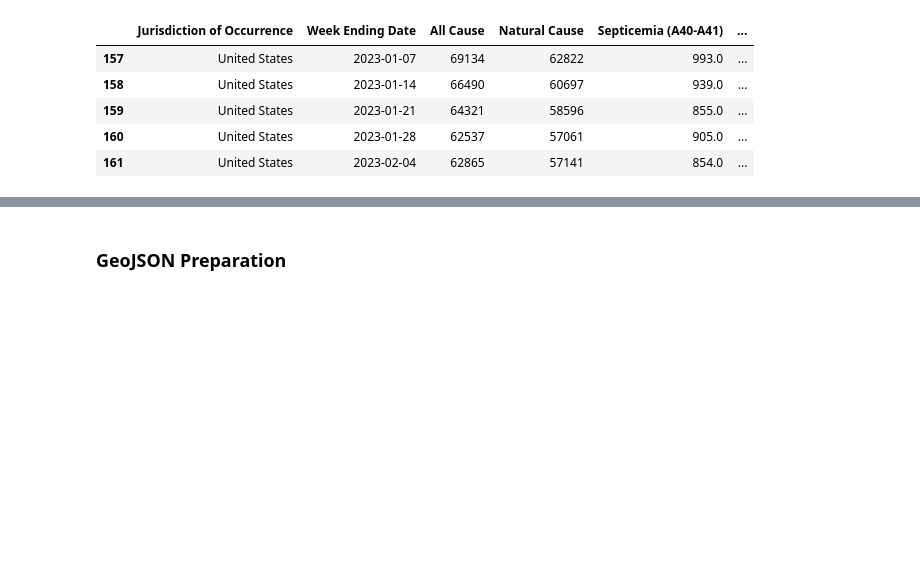
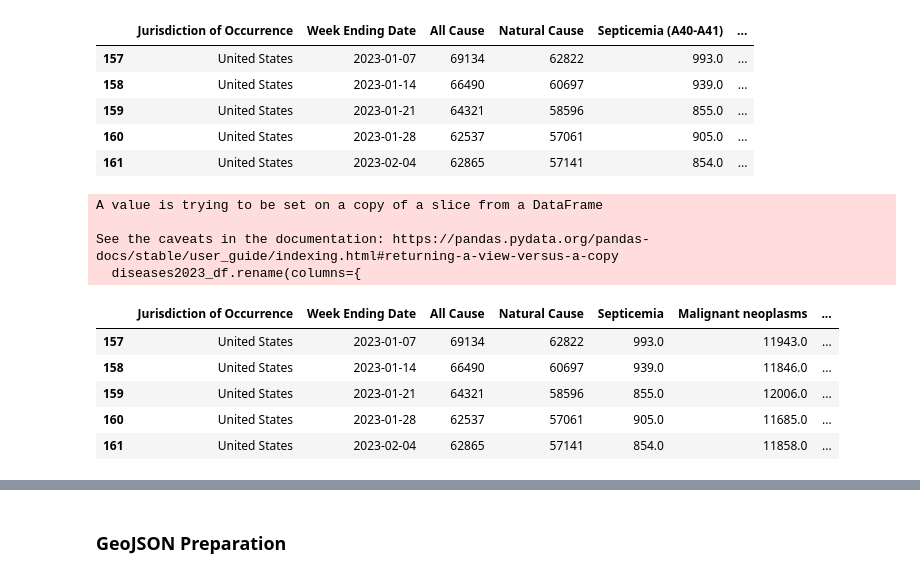
Before and after one commit to captaindarshan/CDC-DATA-ANALYSIS, a Jupyter notebook: data/Diseases_State_and_Cause_cleaning.ipynb, the cells around one changed output, grey strips where cells are left out. Cells and saved outputs as stored; diff of their text form; code cells hidden in the pictures; blank space fills up the shorter version.

```diff
--- a/data/Diseases_State_and_Cause_cleaning.ipynb
+++ b/data/Diseases_State_and_Cause_cleaning.ipynb
@@ -93,6 +93,33 @@ diseases2023_df.head()
 | 159 | United States | 2023-01-21 | 64321 | 58596 | 855.0 | ... |
 | 160 | United States | 2023-01-28 | 62537 | 57061 | 905.0 | ... |
 | 161 | United States | 2023-02-04 | 62865 | 57141 | 854.0 | ... |
+# %%
+diseases2023_df.rename(columns={
+    "Septicemia (A40-A41)": "Septicemia",
+    "Malignant neoplasms (C00-C97)": "Malignant neoplasms",
+    "Diabetes mellitus (E10-E14)": "Diabetes mellitus",
+    "Alzheimer disease (G30)": "Alzheimer disease",
+    "Influenza and pneumonia (J09-J18)": "Influenza and pneumonia",
+    "Chronic lower respiratory diseases (J40-J47)": "Chronic lower respiratory diseases",
+    "Other diseases of respiratory system (J00-J06,J30-J39,J67,J70-J98)": "Other diseases of respiratory system",
+    "Nephritis, nephrotic syndrome and nephrosis (N00-N07,N17-N19,N25-N27)": "Nephritis, nephrotic syndrome and nephrosis",
+    "Diseases of heart (I00-I09,I11,I13,I20-I51)": "Diseases of heart",
+    "Cerebrovascular diseases (I60-I69)": "Cerebrovascular diseases",
+    "COVID-19 (U071, Multiple Cause of Death)": "COVID-19 (Multiple Cause of Death)",
+    "COVID-19 (U071, Underlying Cause of Death)": "COVID-19 (Underlying Cause of Death)"
+}, inplace=True)
+diseases2023_df.head()
+# %% [output]
+A value is trying to be set on a copy of a slice from a DataFrame
+
+See the caveats in the documentation: https://pandas.pydata.org/pandas-docs/stable/user_guide/indexing.html#returning-a-view-versus-a-copy
+  diseases2023_df.rename(columns={
+|  | Jurisdiction of Occurrence | Week Ending Date | All Cause | Natural Cause | Septicemia | Malignant neoplasms | ... |
+| 157 | United States | 2023-01-07 | 69134 | 62822 | 993.0 | 11943.0 | ... |
+| 158 | United States | 2023-01-14 | 66490 | 60697 | 939.0 | 11846.0 | ... |
+| 159 | United States | 2023-01-21 | 64321 | 58596 | 855.0 | 12006.0 | ... |
+| 160 | United States | 2023-01-28 | 62537 | 57061 | 905.0 | 11685.0 | ... |
+| 161 | United States | 2023-02-04 | 62865 | 57141 | 854.0 | 11858.0 | ... |
 # %%
 # information on new df
 print(diseases2023_df.columns)
```
Also changed, not shown: parts of 3 cells of this notebook, 6 other files.
